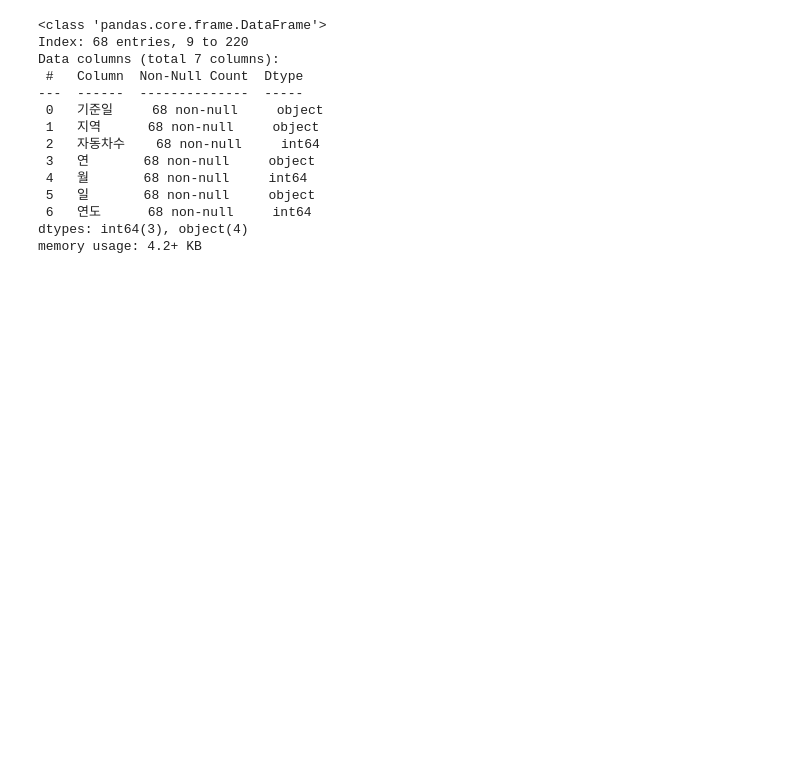
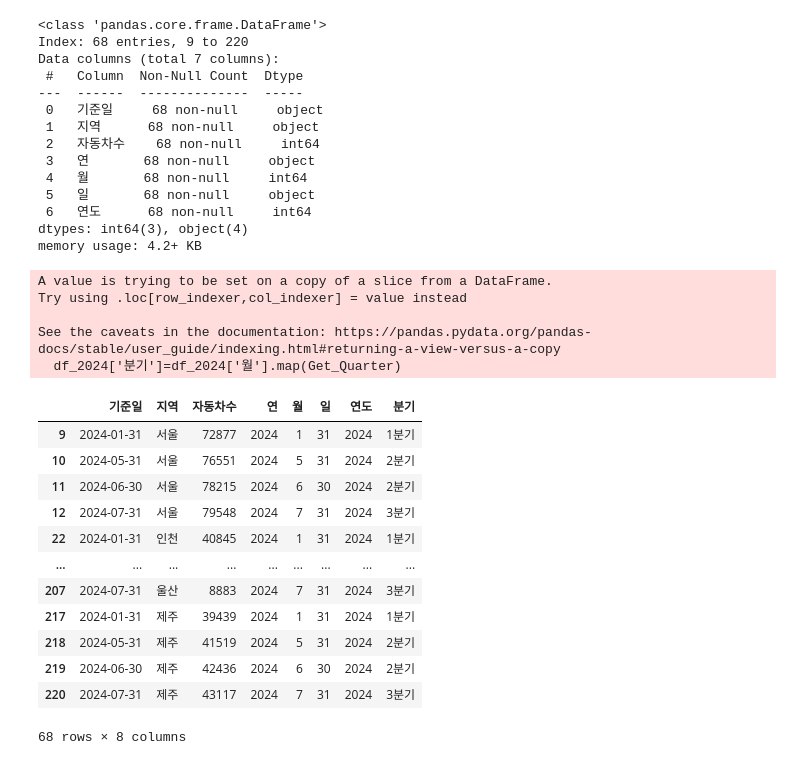
Before and after one commit to sunkyu0711/Python_MegaDataAnalysis_250120, a Jupyter notebook: 5일차_electric_car_melt.ipynb, the cells around one changed output. Saved outputs shown, nothing was run; the diff lists cells and outputs as text; code cells hidden in the pictures; blank space fills up the shorter version.

```diff
--- a/5일차_electric_car_melt.ipynb
+++ b/5일차_electric_car_melt.ipynb
@@ -546,3 +546,40 @@ Data columns (total 7 columns):
  6   연도      68 non-null     int64
 dtypes: int64(3), object(4)
 memory usage: 4.2+ KB
+# %%
+# 사용자 정의 함수 이용하여 분기 계산
+
+def Get_Quarter(month):
+    if month>=1 and month<=3:
+        return '1분기'
+    elif month>=4 and month<=6:
+        return '2분기'
+    elif month>=7 and month<=9:
+        return '3분기'
+    elif month>=10 and month<=12:
+        return '4분기'
+    else:
+        return '잘못된 값'
+
+# sol2: apply 함수 이용하여 직접 적용하게끔 하는 것. 아래는 sol1
+df_2024['분기']=df_2024['월'].map(Get_Quarter)
+df_2024
+# %% [output]
+A value is trying to be set on a copy of a slice from a DataFrame.
+Try using .loc[row_indexer,col_indexer] = value instead
+
+See the caveats in the documentation: https://pandas.pydata.org/pandas-docs/stable/user_guide/indexing.html#returning-a-view-versus-a-copy
+  df_2024['분기']=df_2024['월'].map(Get_Quarter)
+|  | 기준일 | 지역 | 자동차수 | 연 | 월 | 일 | 연도 | 분기 |
+| 9 | 2024-01-31 | 서울 | 72877 | 2024 | 1 | 31 | 2024 | 1분기 |
+| 10 | 2024-05-31 | 서울 | 76551 | 2024 | 5 | 31 | 2024 | 2분기 |
+| 11 | 2024-06-30 | 서울 | 78215 | 2024 | 6 | 30 | 2024 | 2분기 |
+| 12 | 2024-07-31 | 서울 | 79548 | 2024 | 7 | 31 | 2024 | 3분기 |
+| 22 | 2024-01-31 | 인천 | 40845 | 2024 | 1 | 31 | 2024 | 1분기 |
+| ... | ... | ... | ... | ... | ... | ... | ... | ... |
+| 207 | 2024-07-31 | 울산 | 8883 | 2024 | 7 | 31 | 2024 | 3분기 |
+| 217 | 2024-01-31 | 제주 | 39439 | 2024 | 1 | 31 | 2024 | 1분기 |
+| 218 | 2024-05-31 | 제주 | 41519 | 2024 | 5 | 31 | 2024 | 2분기 |
+| 219 | 2024-06-30 | 제주 | 42436 | 2024 | 6 | 30 | 2024 | 2분기 |
+| 220 | 2024-07-31 | 제주 | 43117 | 2024 | 7 | 31 | 2024 | 3분기 |
+68 rows × 8 columns
```
Also changed, not shown: parts of 5 cells of this notebook, 1 other file.
